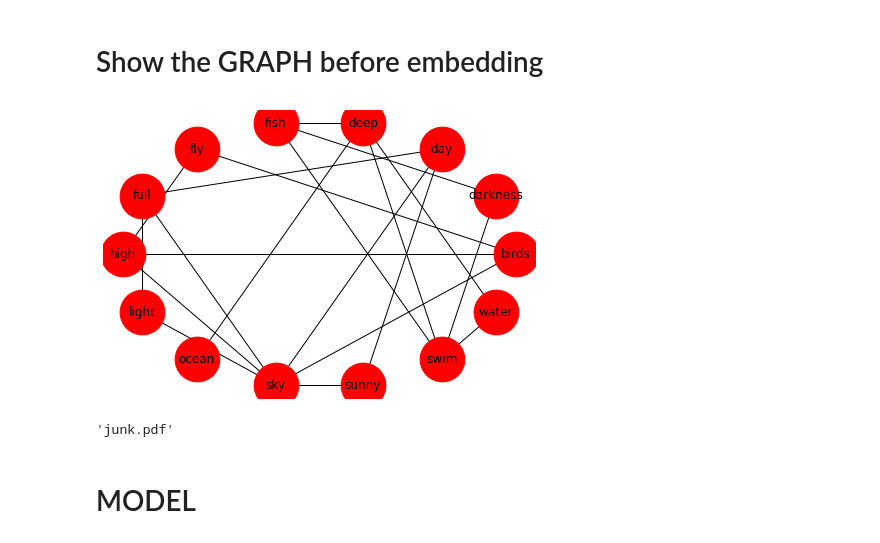
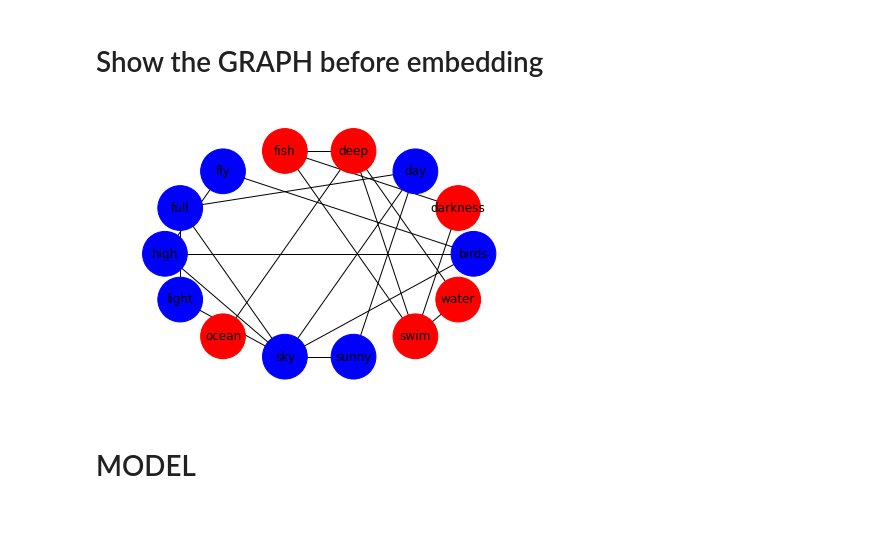
Before and after one commit to ftk1000/w2v_ftk1000, a Jupyter notebook: Copy_of_w2v_tf_fast.ipynb, the cells around one changed output. Saved outputs shown, nothing was run; the diff lists cells and outputs as text; code cells hidden in the pictures.

```diff
--- a/Copy_of_w2v_tf_fast.ipynb
+++ b/Copy_of_w2v_tf_fast.ipynb
@@ -196,0 +242,5 @@ df_vocab
+# %%
+# df_vocab = pd.concat([df_vocab, vocab_df], axis=1)
+# df_vocab = pd.merge(df_vocab, vocab_df, on='word', right_on='id1', how='left').drop('id1', axis=1))
+df_vocab = pd.merge(df_vocab, vocab_df, how='inner')
+df_vocab
@@ -341,0 +419,27 @@ vocab
+# %%
+LEN_VOCAB = len(vocab)
+LIN_SPACE_VALUES = round(np.sqrt(LEN_VOCAB))
+BOX_SIDE=1
+lspx = np.linspace(-BOX_SIDE,BOX_SIDE,LIN_SPACE_VALUES)
+lspy = np.linspace(-BOX_SIDE,BOX_SIDE,LIN_SPACE_VALUES)
+
+coordinates = np.zeros( (LIN_SPACE_VALUES**2, 2)  )
+# print(coordinates)
+
+for k1 in range(LIN_SPACE_VALUES):
+  for k2 in range(LIN_SPACE_VALUES):
+    i = k1*LIN_SPACE_VALUES + k2
+    # print(k1,k2,i)
+    coordinates[i] = [lspx[k1], lspy[k2]]
+# print(coordinates)
+
+ix = np.random.choice( LIN_SPACE_VALUES**2, LEN_VOCAB, replace=False )
+coordinates = coordinates[ix,]
+df1 = pd.DataFrame( vocab , columns=['w'])
+df2 = pd.DataFrame( coordinates, columns=['x1','x2'] )
+df_unif_rand = pd.concat([df1, df2], axis=1)
+# df_unif_rand
+
+plot_words_x_y(x1=df_unif_rand['x1'], x2=df_unif_rand['x2'],
+               vocab=vocab, ttl='random embedding', figfn='test1.png', figsz=5,
+               wcolor=df_vocab.color)
@@ -344,21 +457,27 @@ vocab
 # %%
 %matplotlib inline
 import networkx as nx
 G = nx.Graph()
 for i in range(len(vocab)):
   G.add_node(vocab[i])       # adds node "spam"
 
 # G.add_edge('sky','fly')
 # G.add_edge('a','spam')
 
 for i in range(len(dfint)):
   G.add_edge(dfint.input[i], dfint.label[i] )
 
 # basic graph drawing capability
 import matplotlib.pyplot as plt
 # nx.draw(G)
 # color = ['red', 'blue']*7
 color='red'
+color=df_vocab.color
 nx.draw_circular(G, with_labels=True, node_size=2000, node_color=color)
+
+# plt.axis('off')
+# plt.savefig("degree.png", bbox_inches="tight")
+plt.margins( 0.2 )
+plt.show()
 # %% [output]
-[figure, old version]
+[figure, new version]
@@ -368,23 +520,21 @@ nx.draw_circular(G, with_labels=True, node_size=2000, node_color=color)
 # ![words_p1.JPG](https://github.com/ftk1000/w2v_ftk1000/blob/master/words_p1.JPG?raw=1)<br>
 # ![words_p2.JPG](https://github.com/ftk1000/w2v_ftk1000/blob/master/words_p2.JPG?raw=1)
 # %%
-# !pip install graphviz
-from graphviz import Digraph
+# # !pip install graphviz
+# from graphviz import Digraph
 
-# create a graph object
-dot = Digraph(comment='words')
+# # create a graph object
+# dot = Digraph(comment='words')
 
-for i in range(len(vocab)):
-  # word_node = f'word_{i}'
-  # dot.node(  word_node,  vocab[i]  )
-  dot.node(  vocab[i],  vocab[i]  )
+# for i in range(len(vocab)):
+#   # word_node = f'word_{i}'
+#   # dot.node(  word_node,  vocab[i]  )
+#   dot.node(  vocab[i],  vocab[i]  )
 
-for i in range(len(dfint)):
-  dot.edge(   dfint.input[i],    dfint.label[i], constraint='false' )
+# for i in range(len(dfint)):
+#   dot.edge(   dfint.input[i],    dfint.label[i], constraint='false' )
 
-dot.render('junk', view=True)
+# dot.render('junk', view=True)
-# %% [output]
-'junk.pdf'
 # %% [markdown]
 # MODEL
 # %%
```
Also changed, not shown: parts of 31 cells of this notebook.
